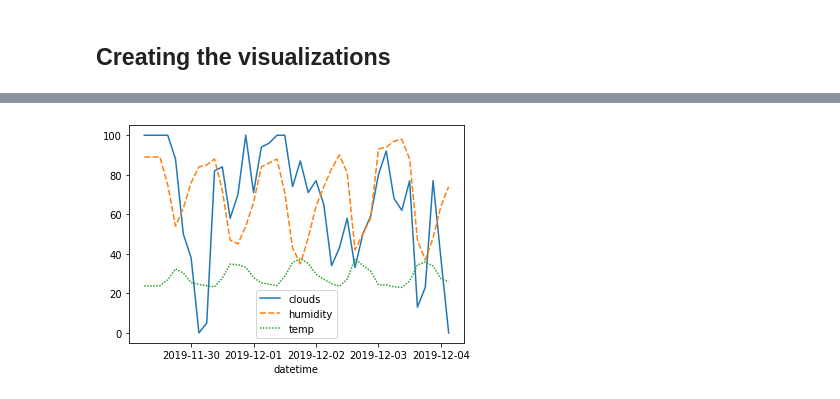
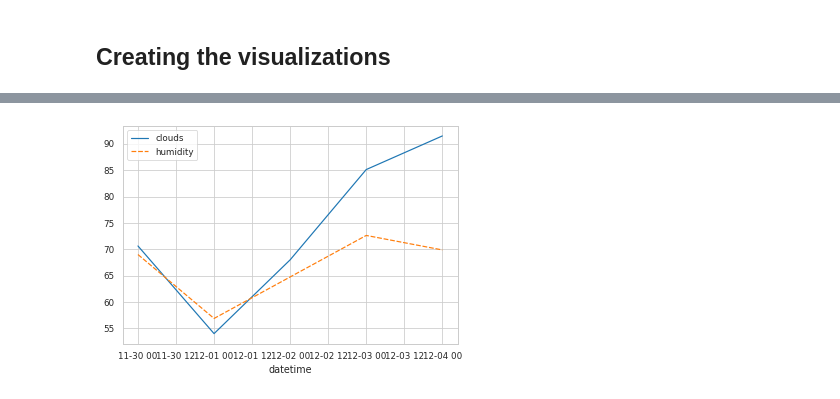
Before and after one commit to GabrielSGoncalves/papermill_medium, a Jupyter notebook: pyowm.ipynb, the cells around one changed output, grey strips where cells are left out. Saved outputs shown, nothing was run; the diff lists cells and outputs as text; code cells hidden in the pictures.

Commit message:
Add groupby cells and initial plots

```diff
--- a/pyowm.ipynb
+++ b/pyowm.ipynb
@@ -10,9 +11,12 @@ More information on the links below:<br>
 import pyowm
 import pandas as pd
 import seaborn as sns
+# %%
+# Set API key
+owm = OWM('3fb62110b42fec1124c89b9931aed05b')
 # %%
 # Define the default parameters
-city = 'Belem'
+city = 'Sao Paulo,BR'
 # %%
 # Instantiate forecast object and fetch weather information about city
 fc = owm.three_hours_forecast(city)
@@ -75,0 +82,5 @@ df['datetime'] = pd.to_datetime(df['datetime'])
+# %%
+# Create a dataframe agregating the values based on each day
+# for mean
+df_mean = df.resample('D', on='datetime').mean()
+df_mean
@@ -75,0 +146,6 @@ df['datetime'] = pd.to_datetime(df['datetime'])
+# %%
+#sns.set_style("whitegrid")
+sns.set_context("paper")
+
+ax = sns.lineplot(data=df_temp, style="event",markers=True, dashes=False)
+#ax.set(xticks=[1,2,3,4,5])
@@ -99,6 +193,8 @@ df
 # %%
 #ax = sns.lineplot(x=df.index, y="temp",
 #                markers=True, dashes=False, data=df)
-ax = sns.lineplot(data=df[['clouds', 'humidity', 'temp']])
+ax = sns.lineplot(data=df_mean[['clouds', 'humidity']])
+#ax = sns.barplot(x=[1,2,3,4,5],  y="rain_vol",data=df_rain_per_day)
+#ax = sns.barplot(data=df_rain_per_day)
 # %% [output]
-[figure, old version]
+[figure, new version]
```
Also changed, not shown: parts of 18 cells of this notebook.
